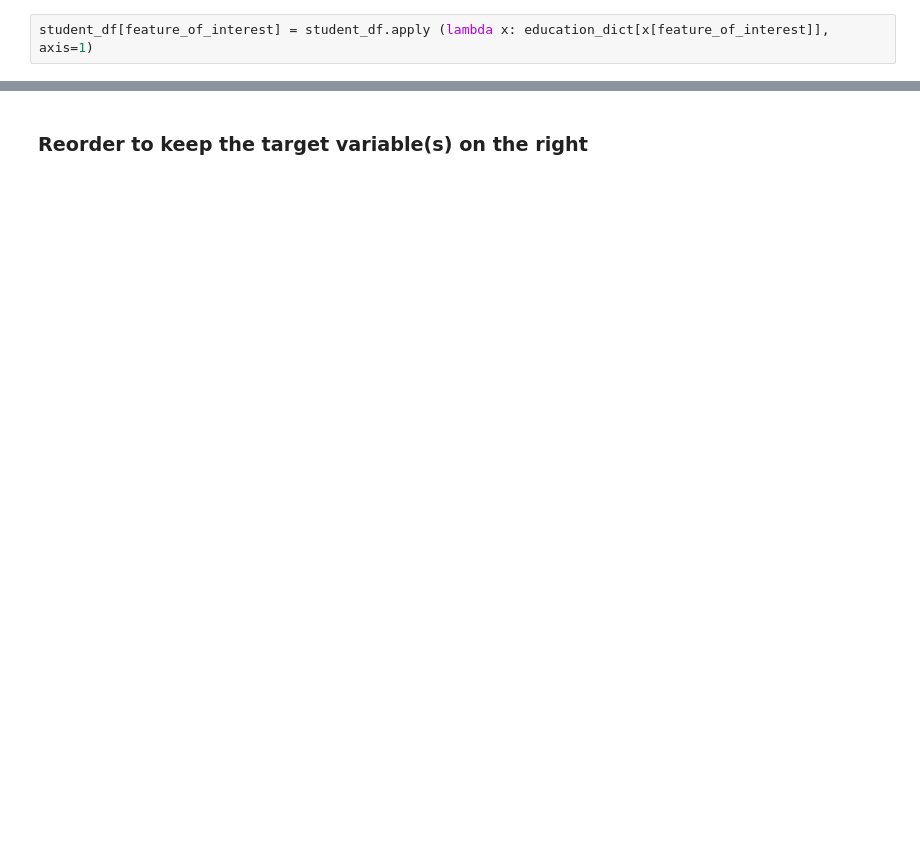
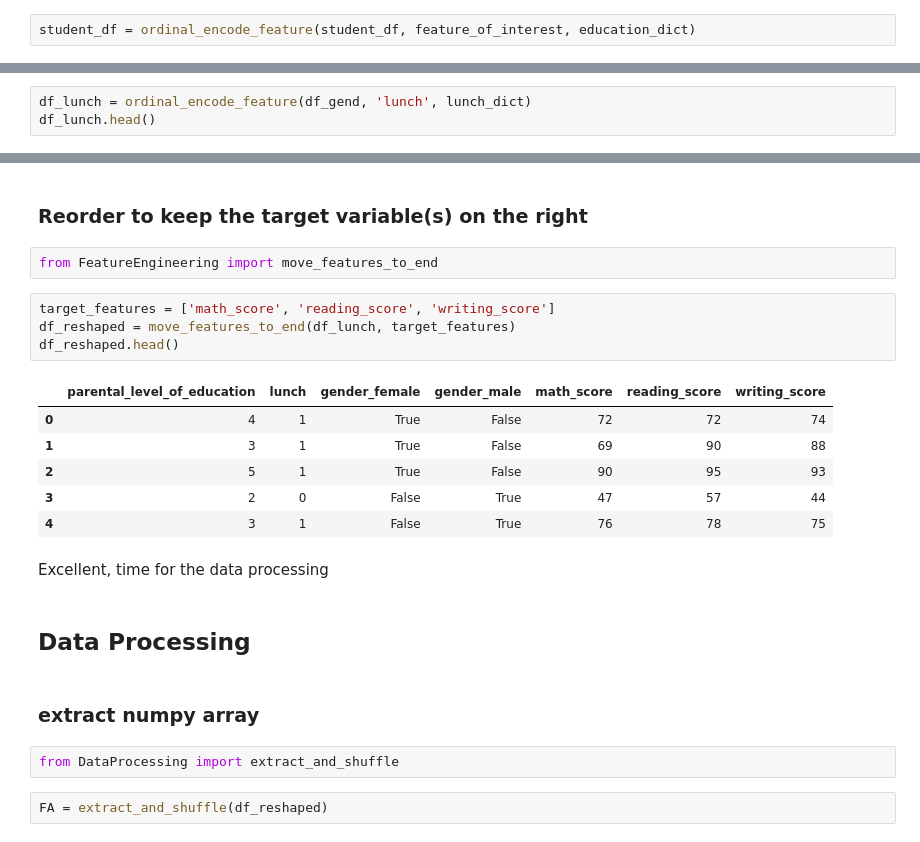
Before and after one commit to unded666/MeshTask, a Jupyter notebook: Student Score Analysis.ipynb, the cells around one changed output, grey strips where cells are left out. Cells and saved outputs as stored; diff of their text form; blank space fills up the shorter version.

Commit message:
added data processing modeuls

```diff
--- a/Student Score Analysis.ipynb
+++ b/Student Score Analysis.ipynb
@@ -146,5 +145,5 @@ education_dict[student_df[feature_of_interest][0]]
 # %%
-student_df[feature_of_interest] = student_df.apply (lambda x: education_dict[x[feature_of_interest]], axis=1)
+student_df = ordinal_encode_feature(student_df, feature_of_interest, education_dict)
 # %%
 student_df.head(5)
 # %% [output]
@@ -352,0 +356,3 @@ df_lunch.head()
+# %%
+df_lunch = ordinal_encode_feature(df_gend, 'lunch', lunch_dict)
+df_lunch.head()
@@ -353,2 +366,25 @@ df_lunch.head()
 # %% [markdown]
 ### Reorder to keep the target variable(s) on the right
+# %%
+from FeatureEngineering import move_features_to_end
+# %%
+target_features = ['math_score', 'reading_score', 'writing_score']
+df_reshaped = move_features_to_end(df_lunch, target_features)
+df_reshaped.head()
+# %% [output]
+|  | parental_level_of_education | lunch | gender_female | gender_male | math_score | reading_score | writing_score |
+| 0 | 4 | 1 | True | False | 72 | 72 | 74 |
+| 1 | 3 | 1 | True | False | 69 | 90 | 88 |
+| 2 | 5 | 1 | True | False | 90 | 95 | 93 |
+| 3 | 2 | 0 | False | True | 47 | 57 | 44 |
+| 4 | 3 | 1 | False | True | 76 | 78 | 75 |
+# %% [markdown]
+Excellent, time for the data processing
+# %% [markdown]
+## Data Processing
+# %% [markdown]
+### extract numpy array
+# %%
+from DataProcessing import extract_and_shuffle
+# %%
+FA = extract_and_shuffle(df_reshaped)
```
Also changed, not shown: parts of 15 cells of this notebook, 3 other files.
